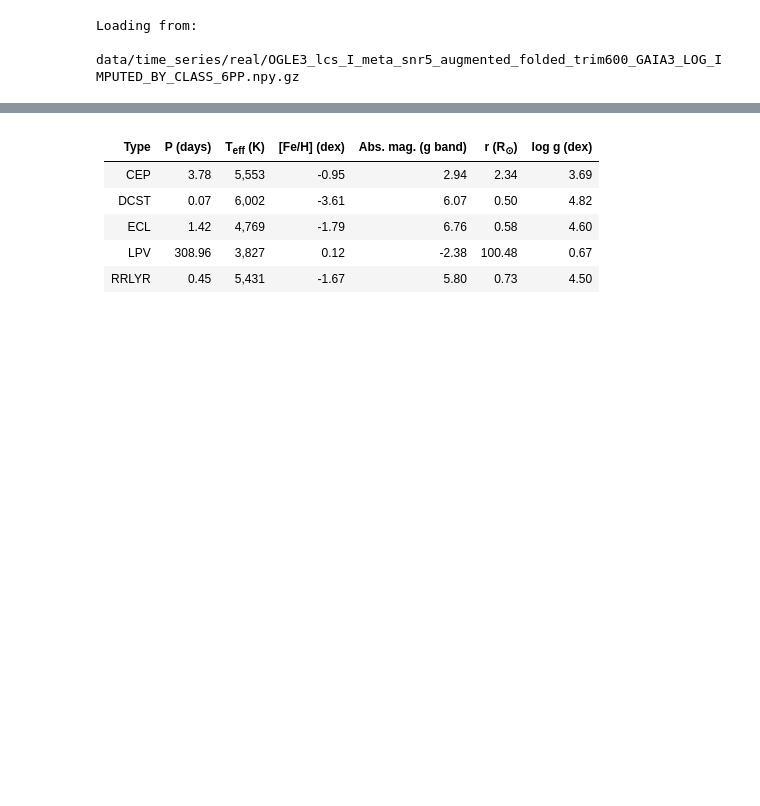
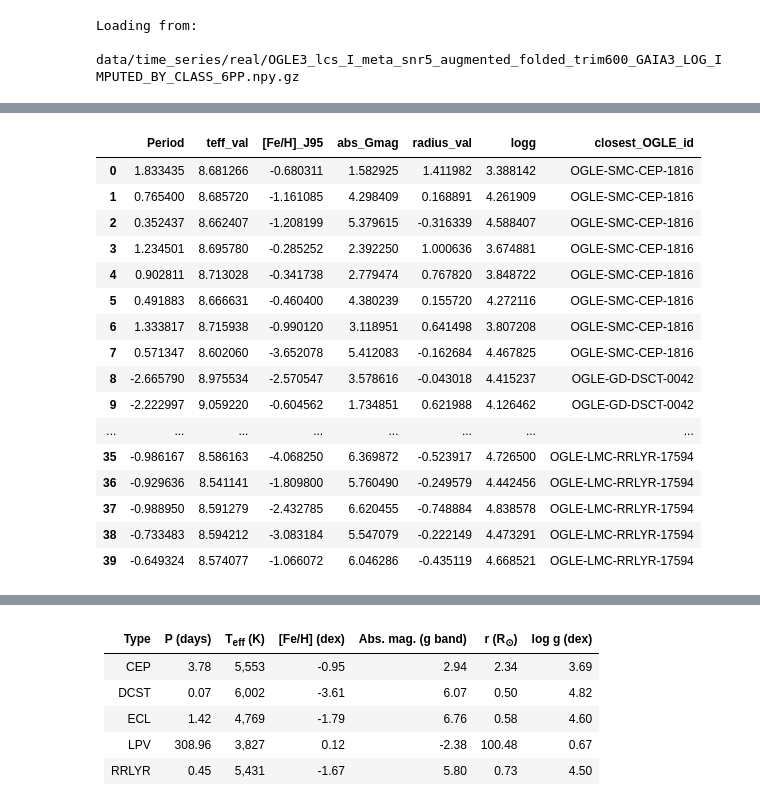
Before and after one commit to frperezgalarce/cnn-pels-vae, a Jupyter notebook: notebooks/15. plot similar real light curves.ipynb, the cells around one changed output, grey strips where cells are left out. Cells and saved outputs as stored; diff of their text form; code cells hidden in the pictures; blank space fills up the shorter version.

```diff
--- a/notebooks/15. plot similar real light curves.ipynb
+++ b/notebooks/15. plot similar real light curves.ipynb
@@ -139,0 +136,4 @@ Index(['OGLE_id', 'Type', '[Fe/H]_J95', 'teff_val', 'Period', 'abs_Gmag',
+# %%
+static_synthetic_light_curves = pd.read_csv('/home/franciscoperez/Documents/GitHub/CNN-PELSVAE2/cnn-pels-vae/static_physical_parameters_to_sample.csv')
+static_synthetic_light_curves.columns = ['Period', 'teff_val', '[Fe/H]_J95', 'abs_Gmag', 'radius_val', 'logg']
+static_synthetic_light_curves.head()
@@ -139,0 +142,3 @@ Index(['OGLE_id', 'Type', '[Fe/H]_J95', 'teff_val', 'Period', 'abs_Gmag',
+# %%
+meta = meta[['OGLE_id', 'Period', 'teff_val', '[Fe/H]_J95', 'abs_Gmag', 'radius_val', 'logg']]
+meta.head()
@@ -139,0 +212,20 @@ Index(['OGLE_id', 'Type', '[Fe/H]_J95', 'teff_val', 'Period', 'abs_Gmag',
+# %%
+static_synthetic_light_curves
+# %% [output]
+|  | Period | teff_val | [Fe/H]_J95 | abs_Gmag | radius_val | logg | closest_OGLE_id |
+| 0 | 1.833435 | 8.681266 | -0.680311 | 1.582925 | 1.411982 | 3.388142 | OGLE-SMC-CEP-1816 |
+| 1 | 0.765400 | 8.685720 | -1.161085 | 4.298409 | 0.168891 | 4.261909 | OGLE-SMC-CEP-1816 |
+| 2 | 0.352437 | 8.662407 | -1.208199 | 5.379615 | -0.316339 | 4.588407 | OGLE-SMC-CEP-1816 |
+| 3 | 1.234501 | 8.695780 | -0.285252 | 2.392250 | 1.000636 | 3.674881 | OGLE-SMC-CEP-1816 |
+| 4 | 0.902811 | 8.713028 | -0.341738 | 2.779474 | 0.767820 | 3.848722 | OGLE-SMC-CEP-1816 |
+| 5 | 0.491883 | 8.666631 | -0.460400 | 4.380239 | 0.155720 | 4.272116 | OGLE-SMC-CEP-1816 |
+| 6 | 1.333817 | 8.715938 | -0.990120 | 3.118951 | 0.641498 | 3.807208 | OGLE-SMC-CEP-1816 |
+| 7 | 0.571347 | 8.602060 | -3.652078 | 5.412083 | -0.162684 | 4.467825 | OGLE-SMC-CEP-1816 |
+| 8 | -2.665790 | 8.975534 | -2.570547 | 3.578616 | -0.043018 | 4.415237 | OGLE-GD-DSCT-0042 |
+| 9 | -2.222997 | 9.059220 | -0.604562 | 1.734851 | 0.621988 | 4.126462 | OGLE-GD-DSCT-0042 |
+| ... | ... | ... | ... | ... | ... | ... | ... |
+| 35 | -0.986167 | 8.586163 | -4.068250 | 6.369872 | -0.523917 | 4.726500 | OGLE-LMC-RRLYR-17594 |
+| 36 | -0.929636 | 8.541141 | -1.809800 | 5.760490 | -0.249579 | 4.442456 | OGLE-LMC-RRLYR-17594 |
+| 37 | -0.988950 | 8.591279 | -2.432785 | 6.620455 | -0.748884 | 4.838578 | OGLE-LMC-RRLYR-17594 |
+| 38 | -0.733483 | 8.594212 | -3.083184 | 5.547079 | -0.222149 | 4.473291 | OGLE-LMC-RRLYR-17594 |
+| 39 | -0.649324 | 8.574077 | -1.066072 | 6.046286 | -0.435119 | 4.668521 | OGLE-LMC-RRLYR-17594 |
```
Also changed, not shown: parts of 8 cells of this notebook, 11 other files.
